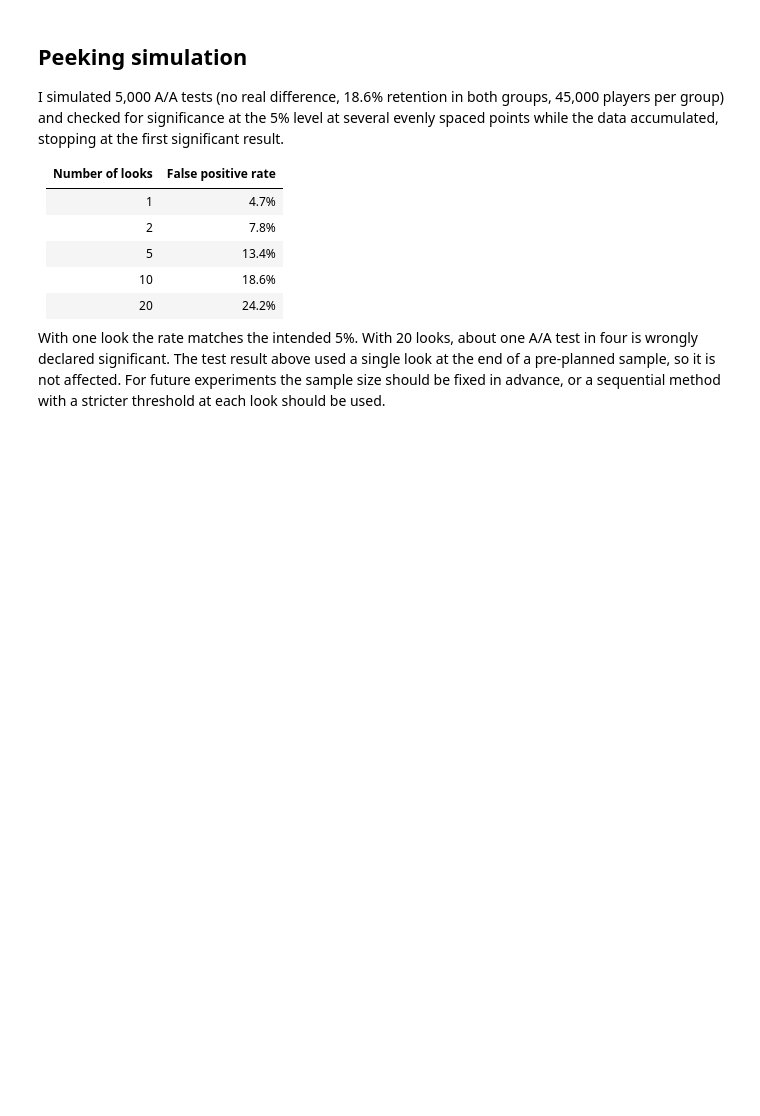
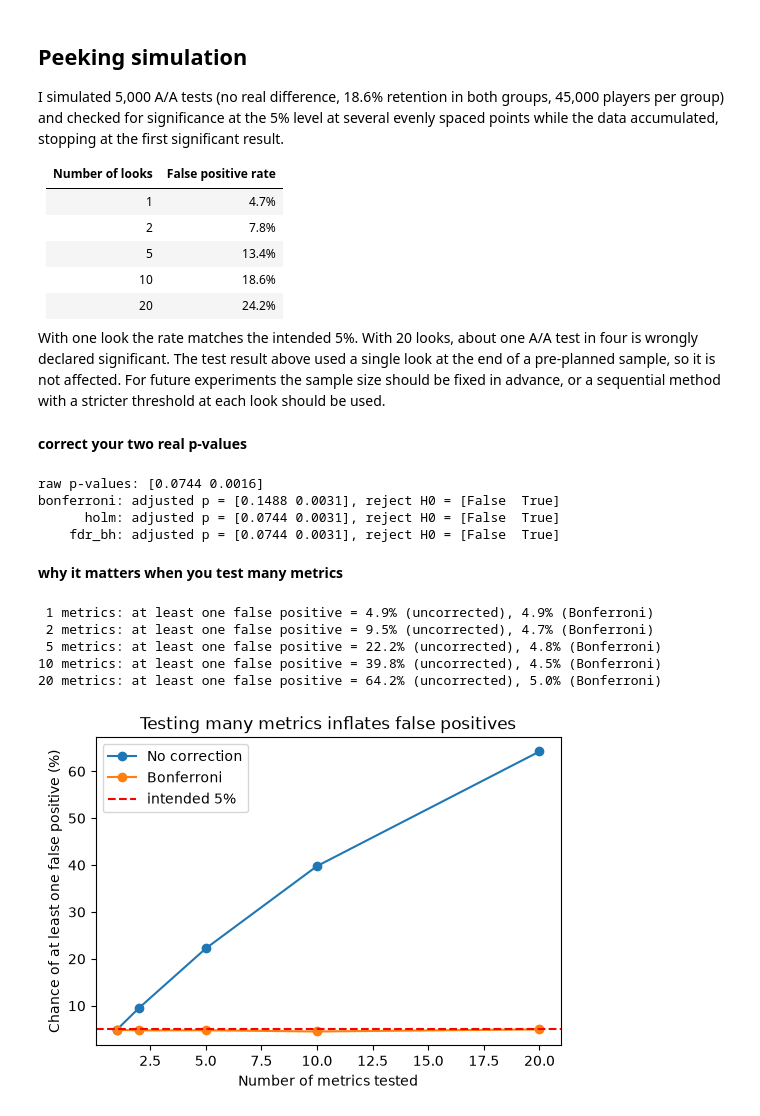
Before and after one commit to gokulkrishnab-gkb/cookie-cats-ab-test, a Jupyter notebook: ab_test.ipynb, the cells around one changed output. Cells and saved outputs as stored; diff of their text form; code cells hidden in the pictures; blank space fills up the shorter version.

Commit message:
Add multiple comparison correction

```diff
--- a/ab_test.ipynb
+++ b/ab_test.ipynb
@@ -332,3 +332,52 @@ I simulated 5,000 A/A tests (no real difference, 18.6% retention in both groups,
 | 20 | 24.2% |
 
 With one look the rate matches the intended 5%. With 20 looks, about one A/A test in four is wrongly declared significant. The test result above used a single look at the end of a pre-planned sample, so it is not affected. For future experiments the sample size should be fixed in advance, or a sequential method with a stricter threshold at each look should be used.
+# %% [markdown]
+**correct your two real p-values**
+# %%
+from statsmodels.stats.multitest import multipletests
+
+pvals = [ztest("retention_1")[1], ztest("retention_7")[1]]
+print("raw p-values:", np.round(pvals, 4))
+
+for method in ["bonferroni", "holm", "fdr_bh"]:
+    reject, p_adj, _, _ = multipletests(pvals, alpha=0.05, method=method)
+    print(f"{method:>10}: adjusted p = {np.round(p_adj, 4)}, reject H0 = {reject}")
+# %% [output]
+raw p-values: [0.0744 0.0016]
+bonferroni: adjusted p = [0.1488 0.0031], reject H0 = [False  True]
+      holm: adjusted p = [0.0744 0.0031], reject H0 = [False  True]
+    fdr_bh: adjusted p = [0.0744 0.0031], reject H0 = [False  True]
+# %% [markdown]
+**why it matters when you test many metrics**
+# %%
+from scipy.stats import norm
+
+rng = np.random.default_rng(11)
+sims = 20000
+rows = []
+for m in [1, 2, 5, 10, 20]:
+    z = rng.standard_normal((sims, m))                  # z-statistics when no metric has a real effect
+    p = 2 * (1 - norm.cdf(np.abs(z)))
+    any_sig = (p < 0.05).any(axis=1).mean() * 100                # no correction
+    any_bonf = (p < 0.05 / m).any(axis=1).mean() * 100           # Bonferroni
+    rows.append((m, any_sig, any_bonf))
+    print(f"{m:>2} metrics: at least one false positive = {any_sig:.1f}% (uncorrected), {any_bonf:.1f}% (Bonferroni)")
+
+plt.figure(figsize=(6, 4))
+plt.plot([r[0] for r in rows], [r[1] for r in rows], marker="o", label="No correction")
+plt.plot([r[0] for r in rows], [r[2] for r in rows], marker="o", label="Bonferroni")
+plt.axhline(5, color="red", linestyle="--", label="intended 5%")
+plt.xlabel("Number of metrics tested")
+plt.ylabel("Chance of at least one false positive (%)")
+plt.title("Testing many metrics inflates false positives")
+plt.legend()
+plt.savefig("charts/multiple_comparisons.png", dpi=150, bbox_inches="tight")
+plt.show()
+# %% [output]
+ 1 metrics: at least one false positive = 4.9% (uncorrected), 4.9% (Bonferroni)
+ 2 metrics: at least one false positive = 9.5% (uncorrected), 4.7% (Bonferroni)
+ 5 metrics: at least one false positive = 22.2% (uncorrected), 4.8% (Bonferroni)
+10 metrics: at least one false positive = 39.8% (uncorrected), 4.5% (Bonferroni)
+20 metrics: at least one false positive = 64.2% (uncorrected), 5.0% (Bonferroni)
+[figure, added]
```
Also changed, not shown: parts of 1 cell of this notebook, 2 other files.
